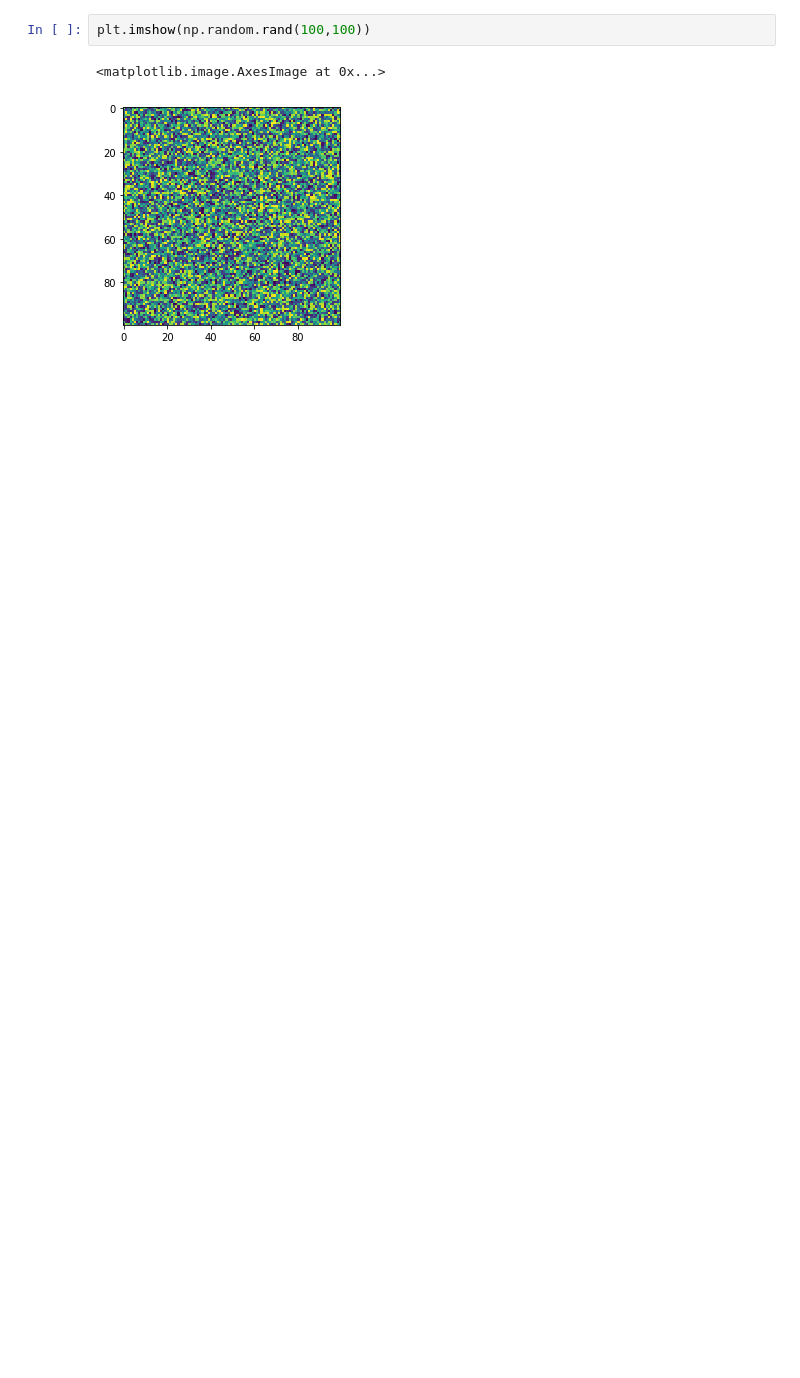
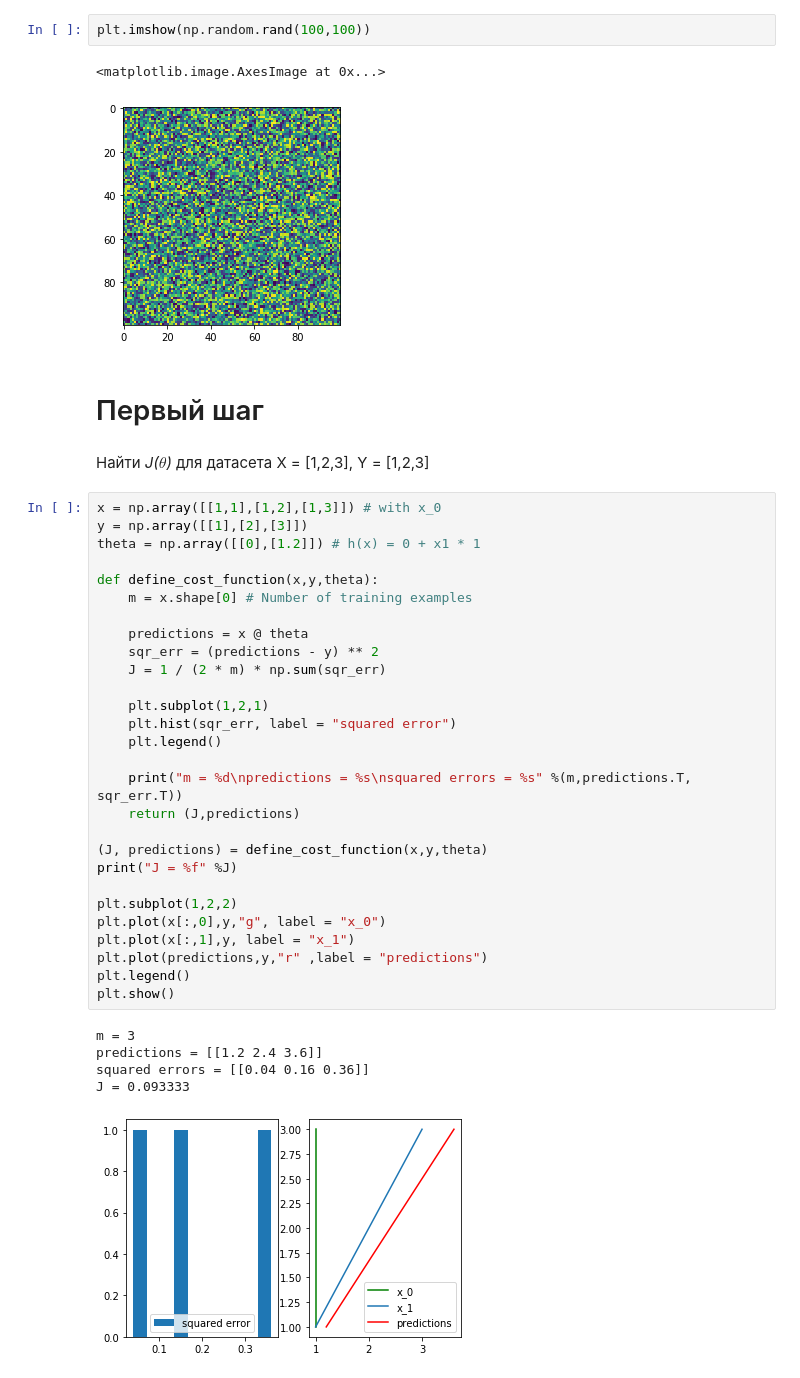
Before and after one commit to divanc/Notebook, a Jupyter notebook: Coursera/ML/3_Octave_in_comparison.ipynb, the cells around one changed output. Cells and saved outputs as stored; diff of their text form; blank space fills up the shorter version.

```diff
--- a/Coursera/ML/3_Octave_in_comparison.ipynb
+++ b/Coursera/ML/3_Octave_in_comparison.ipynb
@@ -199,3 +207,41 @@ plt.imshow(np.random.rand(100,100))
 # %% [output]
 <matplotlib.image.AxesImage at 0x...>
 [figure]
+# %% [markdown]
+# Первый шаг
+# %% [markdown]
+Найти _J($\theta$)_ для датасета X = [1,2,3], Y = [1,2,3]
+# %%
+x = np.array([[1,1],[1,2],[1,3]]) # with x_0
+y = np.array([[1],[2],[3]])
+theta = np.array([[0],[1.2]]) # h(x) = 0 + x1 * 1
+
+def define_cost_function(x,y,theta):
+    m = x.shape[0] # Number of training examples
+
+    predictions = x @ theta
+    sqr_err = (predictions - y) ** 2
+    J = 1 / (2 * m) * np.sum(sqr_err)
+
+    plt.subplot(1,2,1)
+    plt.hist(sqr_err, label = "squared error")
+    plt.legend()
+
+    print("m = %d\npredictions = %s\nsquared errors = %s" %(m,predictions.T, sqr_err.T))
+    return (J,predictions)
+
+(J, predictions) = define_cost_function(x,y,theta)
+print("J = %f" %J)
+
+plt.subplot(1,2,2)
+plt.plot(x[:,0],y,"g", label = "x_0")
+plt.plot(x[:,1],y, label = "x_1")
+plt.plot(predictions,y,"r" ,label = "predictions")
+plt.legend()
+plt.show()
+# %% [output]
+m = 3
+predictions = [[1.2 2.4 3.6]]
+squared errors = [[0.04 0.16 0.36]]
+J = 0.093333
+[figure, added]
```
Also changed, not shown: parts of 7 cells of this notebook, 6 other files.
